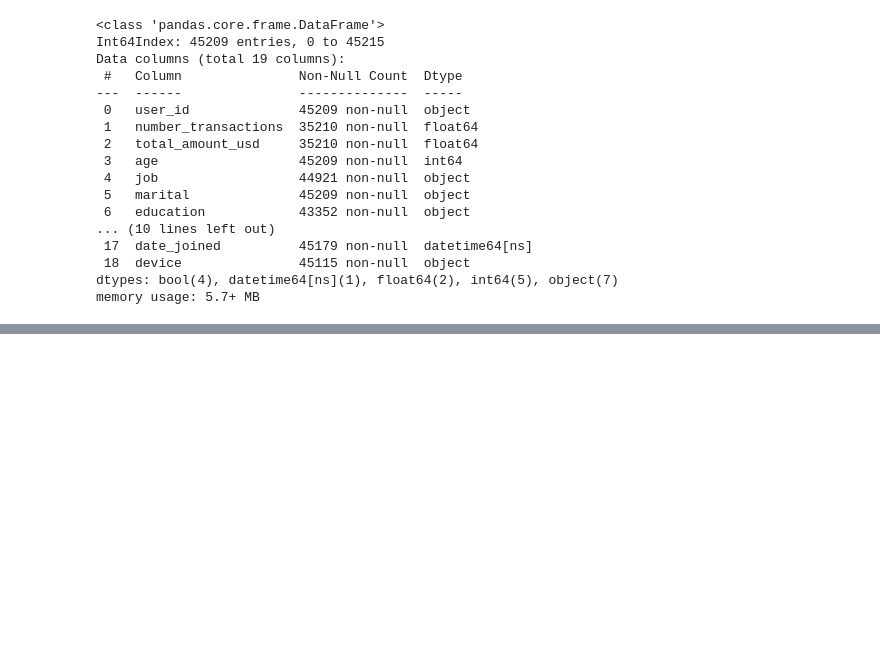
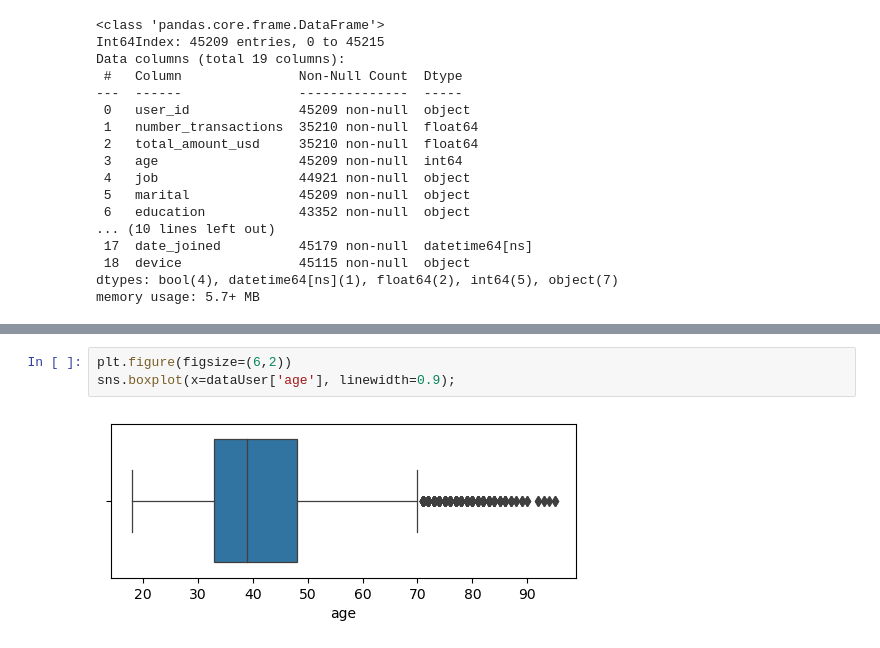
Before and after one commit to arsenewe/CDSP-KLSD, a Jupyter notebook: Day_2/CDSP_Septian Enggar Sukmana_Politeknik Negeri Malang/day_2_EDA.ipynb, the cells around one changed output, grey strips where cells are left out. Drawn from its saved outputs; the diff is of its cells as text; blank space fills up the shorter version.

Commit message:
add sampai bar chart

```diff
--- a/Day_2/CDSP_Septian Enggar Sukmana_Politeknik Negeri Malang/day_2_EDA.ipynb
+++ b/Day_2/CDSP_Septian Enggar Sukmana_Politeknik Negeri Malang/day_2_EDA.ipynb
@@ -127,0 +159,5 @@ dtype: float64
+# %%
+plt.figure(figsize=(6,2))
+sns.boxplot(x=dataUser['age'], linewidth=0.9);
+# %% [output]
+[figure, added]
```
Also changed, not shown: parts of 39 cells of this notebook.
